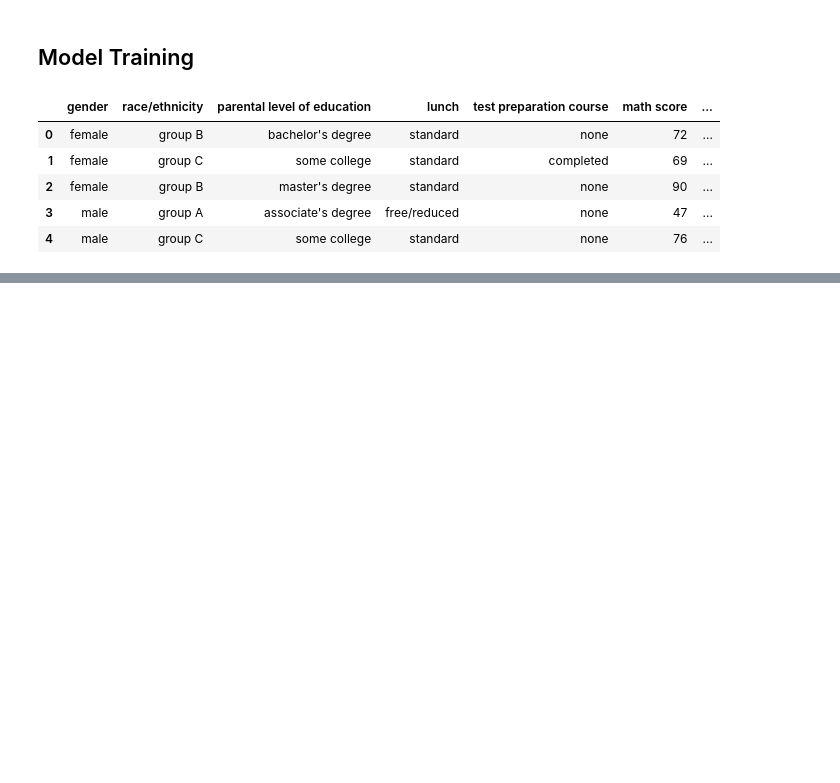
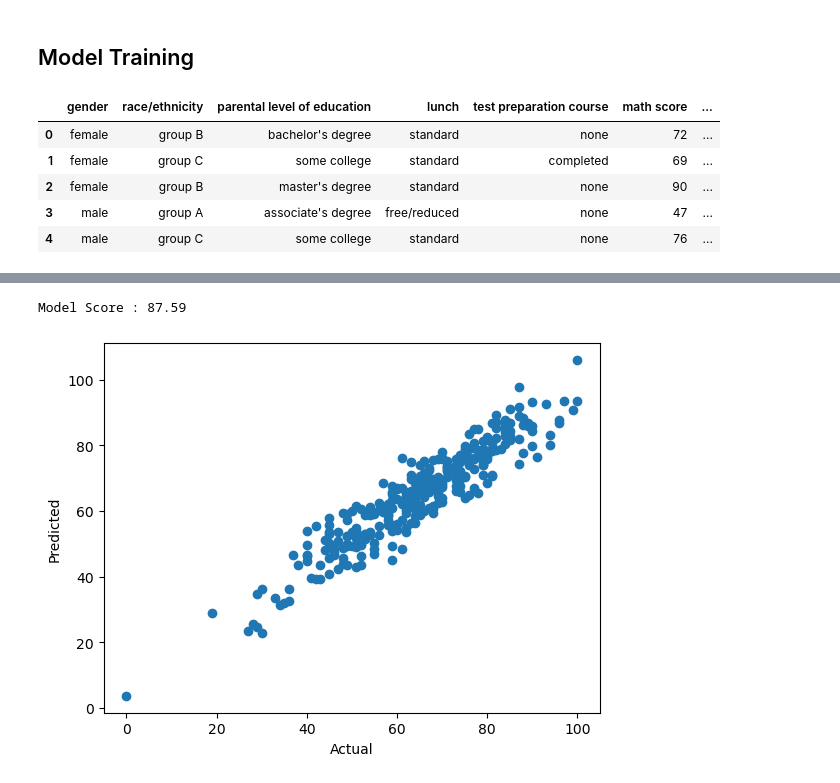
Before and after one commit to MrSMittal/mlproject, a Jupyter notebook: notebook/EDA.ipynb, the cells around one changed output, grey strips where cells are left out. Drawn from its saved outputs; the diff is of its cells as text; code cells hidden in the pictures; blank space fills up the shorter version.

```diff
--- a/notebook/EDA.ipynb
+++ b/notebook/EDA.ipynb
@@ -208,8 +213,8 @@ from xgboost import XGBRegressor
 from sklearn.preprocessing import StandardScaler,OneHotEncoder
 from sklearn.compose import ColumnTransformer
 # %%
-Y=df['Average']
-X=df.drop(columns=['Average'],axis=1)
+Y=df['math score']
+X=df.drop(columns=['math score','total','Average'],axis=1)
 df.head()
 # %% [output]
 |  | gender | race/ethnicity | parental level of education | lunch | test preparation course | math score | ... |
@@ -272,6 +277,8 @@ for itr in models.keys():
     model_train_mae,model_train_rmse,model_train_r2_square,model_train_mse=evaluate_model(y_train,y_train_pred)
     model_test_mae,model_test_rmse,model_test_r2_square,model_test_mse=evaluate_model(y_test,y_test_pred)
 
+    model_list.append(itr)
+    r2_list.append(model_test_r2_square)
 
     print ("+"*10,itr,"+"*10)
     print ("--------------------------------- Test Data Performance------------------------------")
@@ -309,0 +333,16 @@ Mean Squared Error :  0.8935992109947002
+# %%
+lin_model=LinearRegression()
+lin_model.fit(X_train,y_train)
+y_pred=lin_model.predict(X_test)
+score=r2_score(y_test,y_pred)*100
+print("Model Score : %.2f"%score)
+# %% [output]
+Model Score : 87.59
+# %%
+#plot y_pred vs y_test
+plt.scatter(y_test,y_pred)
+plt.xlabel('Actual')
+plt.ylabel('Predicted')
+plt.show()
+# %% [output]
+[figure, added]
```
Also changed, not shown: parts of 5 cells of this notebook, 9 other files.
